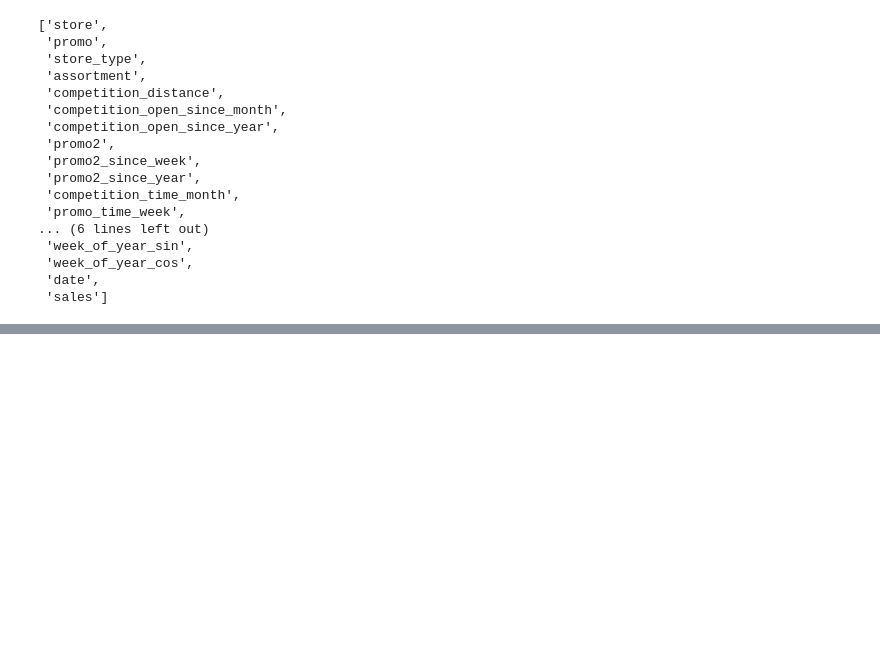
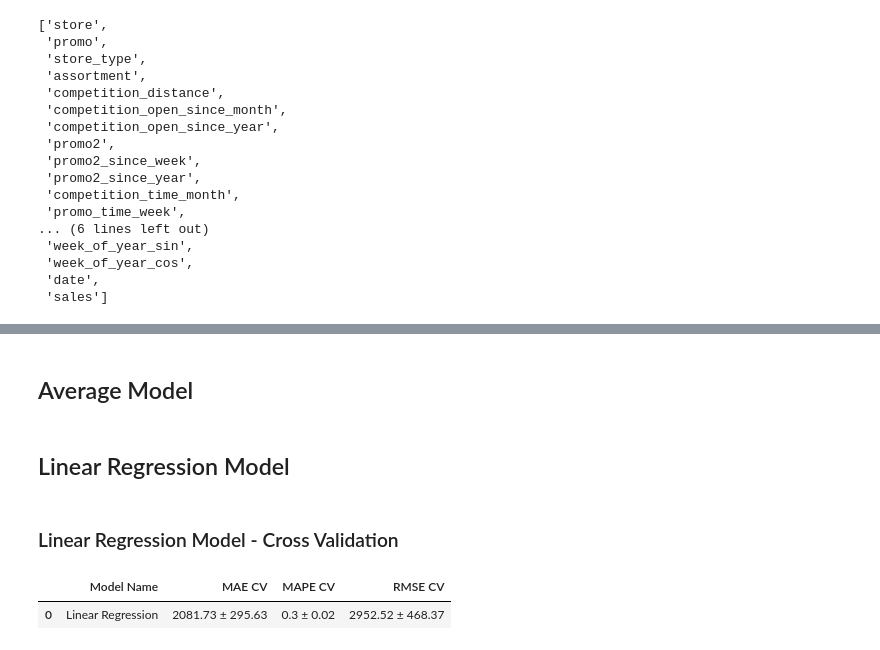
Before and after one commit to phfreitass/rossaman-sales-forecast, a Jupyter notebook: notebooks/1.0.ph_rossmann_store_sales.ipynb, the cells around one changed output, grey strips where cells are left out. Drawn from its saved outputs; the diff is of its cells as text; code cells hidden in the pictures; blank space fills up the shorter version.

```diff
--- a/notebooks/1.0.ph_rossmann_store_sales.ipynb
+++ b/notebooks/1.0.ph_rossmann_store_sales.ipynb
@@ -1603,6 +1631,7 @@ cols_selected_boruta = ['store',
 feat_to_add = ['date', 'sales']
 
 # Variáveis finais selecionadas
-cols_selected_boruta.extend(feat_to_add)
+cols_selected_boruta_full = cols_selected_boruta.copy()
+cols_selected_boruta_full.extend(feat_to_add)
 # %%
 # Variáveis selecionadas
@@ -1627,0 +1667,2 @@ cols_selected_boruta
+# %% [markdown]
+## Average Model
@@ -1627,0 +1680,22 @@ cols_selected_boruta
+# %% [markdown]
+## Linear Regression Model
+# %%
+# model
+lr= LinearRegression().fit(x_train, y_train)
+
+# prediction
+yhat_lr = lr.predict(x_test)
+
+# performance
+lr_result = ml_error('Linear Regression', np.expm1(y_test), np.expm1(yhat_lr))
+# %% [markdown]
+### Linear Regression Model - Cross Validation
+# %%
+# Realizando validação cruzada com 5 folds utilizando o modelo de Regressão Linear
+# A função 'cross_validation' aplica o modelo 'lr' (Linear Regression) nos dados de treino (x_training)
+# O parâmetro 'verbose=False' indica que não haverá saída detalhada do processo de validação
+lr_result_cv = cross_validation(x_training, 5, 'Linear Regression', lr, verbose=False)
+lr_result_cv
+# %% [output]
+|  | Model Name | MAE CV | MAPE CV | RMSE CV |
+| 0 | Linear Regression | 2081.73 ± 295.63 | 0.3 ± 0.02 | 2952.52 ± 468.37 |
```
Also changed, not shown: parts of 31 cells of this notebook.
